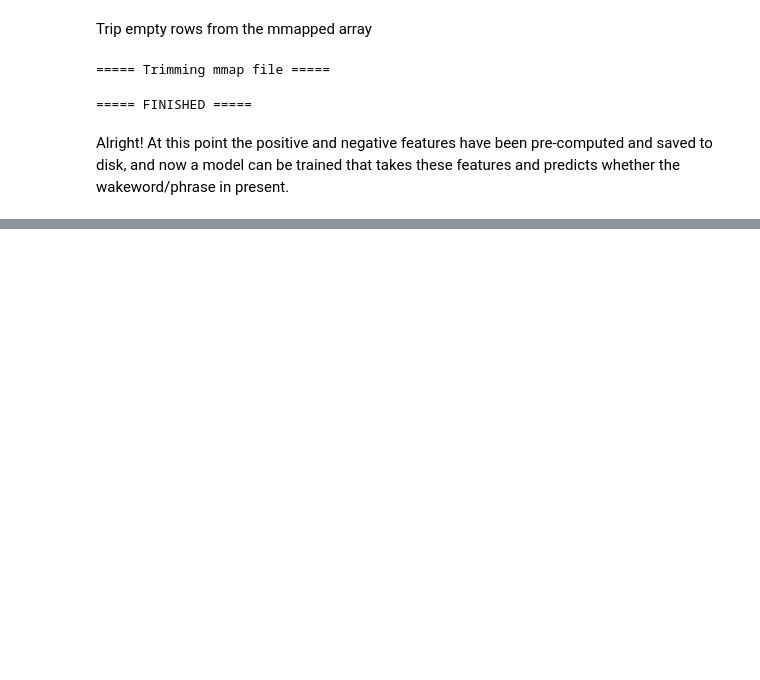
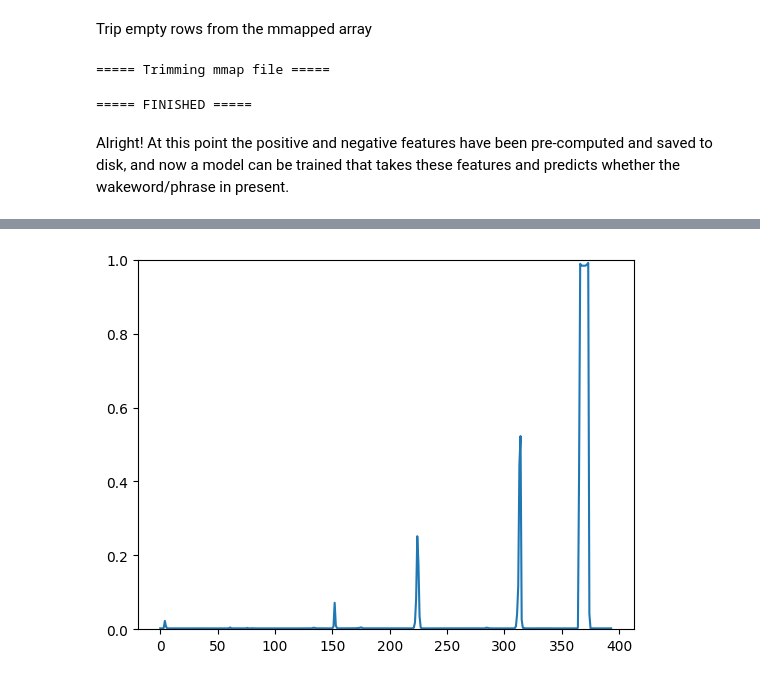
Before and after one commit to KhoanDoanVan/openwakeword_learning, a Jupyter notebook: src/training.ipynb, the cells around one changed output, grey strips where cells are left out. Cells and saved outputs as stored; diff of their text form; code cells hidden in the pictures; blank space fills up the shorter version.

```diff
--- a/src/training.ipynb
+++ b/src/training.ipynb
@@ -696,0 +1004,4 @@ Alright! At this point the positive and negative features have been pre-computed
+# %%
+sr, dat = scipy.io.wavfile.read("./test_data/turn_on_the_office_lights_test_clip.wav")
+
+sr, dat
@@ -696,0 +1014,4 @@ Alright! At this point the positive and negative features have been pre-computed
+# %%
+features = F._get_embeddings(dat)
+
+features
@@ -696,0 +1034,30 @@ Alright! At this point the positive and negative features have been pre-computed
+# %%
+print("===== START INFERENCE OVER SLIDING WINDOWS =====")
+num_frames = features.shape[0]
+window_size = 28
+scores = []
+
+print(f"Total frames: {num_frames}")
+print(f"Window size: {window_size}")
+print(f"Total windows: {num_frames - window_size}")
+
+for idx in tqdm(range(0, num_frames - window_size), total=num_frames - window_size):
+
+    # Extract window
+    window = features[idx:idx + window_size][None, ...]
+
+    # Convert to Tensor
+    window_tensor = torch.from_numpy(window)
+
+    # Inference
+    with torch.no_grad():
+        score = float(fcn(window_tensor).detach().numpy())
+
+    scores.append(score)
+
+    # Optional lightweight debug log
+    if idx % 1000 == 0:
+        print(f"[DEBUG] idx={idx} | score={score:.4f}")
+
+print("===== FINISHED INFERENCE =====")
+print(f"Total scores collected: {len(scores)}")
@@ -696,0 +1092,6 @@ Alright! At this point the positive and negative features have been pre-computed
+# %%
+plt.figure()
+_ = plt.plot(scores)
+_ = plt.ylim(0, 1)
+# %% [output]
+[figure, added]
```
Also changed, not shown: parts of 52 cells of this notebook.
